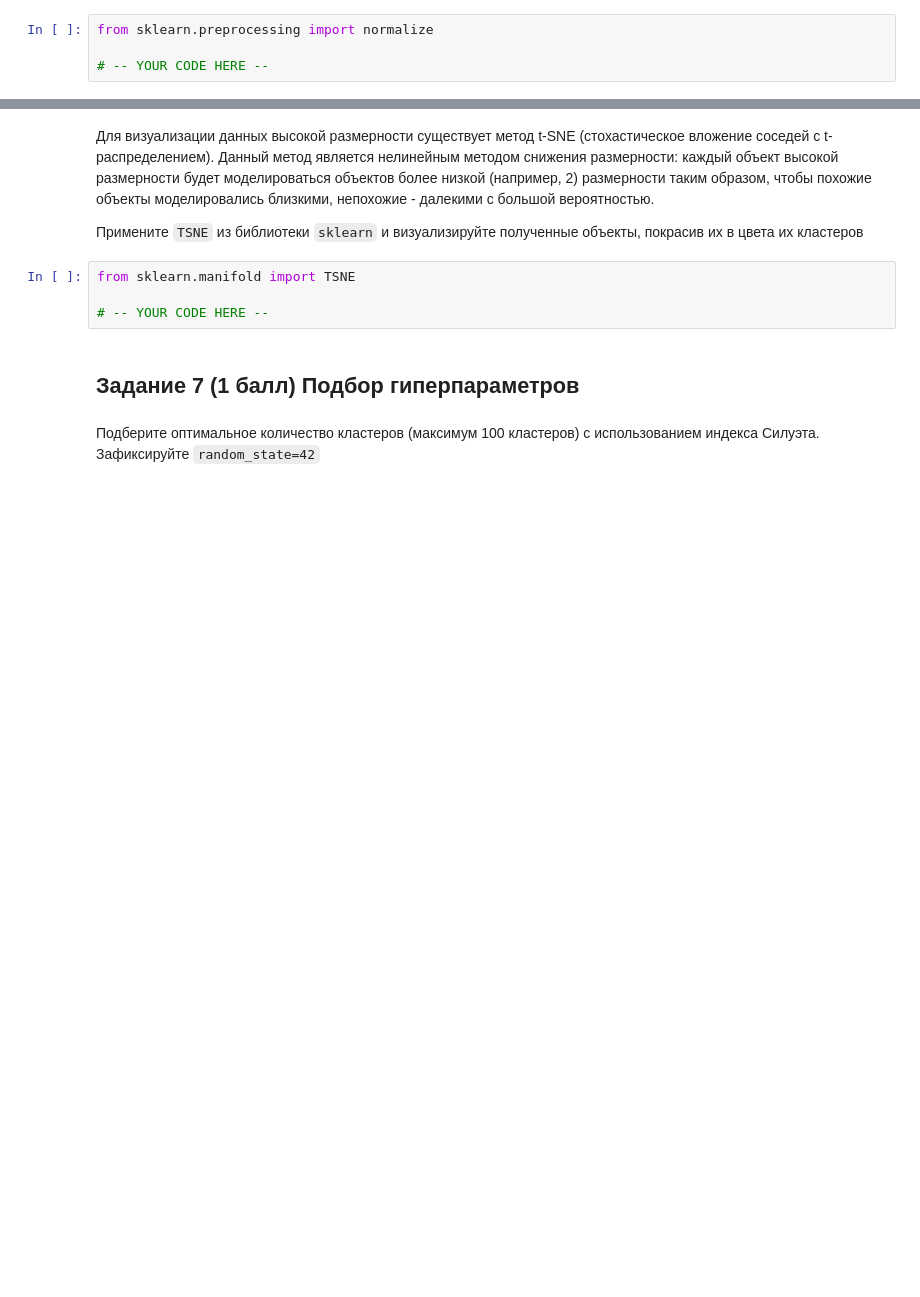
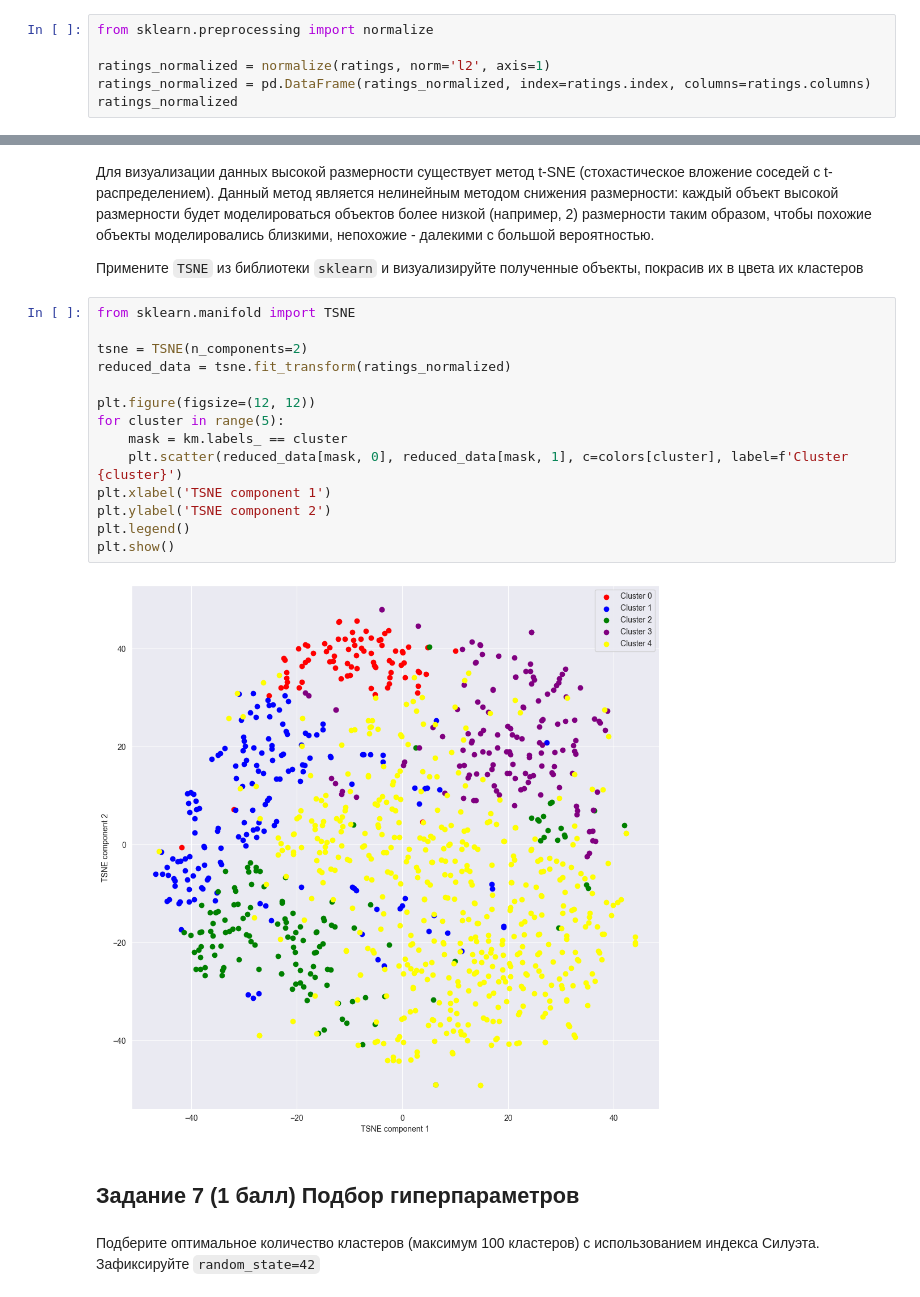
Before and after one commit to FreeCadelca/IAD_ML_HW1, a Jupyter notebook: hw08_boosting/hw-08-KuleshovDmitriy.ipynb, the cells around one changed output, grey strips where cells are left out. Drawn from its saved outputs; the diff is of its cells as text; blank space fills up the shorter version.

```diff
--- a/hw08_boosting/hw-08-KuleshovDmitriy.ipynb
+++ b/hw08_boosting/hw-08-KuleshovDmitriy.ipynb
@@ -442,4 +464,6 @@ from sklearn.cluster import KMeans
 # %%
 from sklearn.preprocessing import normalize
 
-# -- YOUR CODE HERE --
+ratings_normalized = normalize(ratings, norm='l2', axis=1)
+ratings_normalized = pd.DataFrame(ratings_normalized, index=ratings.index, columns=ratings.columns)
+ratings_normalized
@@ -478,7 +614,19 @@ import matplotlib.pyplot as plt
 # %%
 from sklearn.manifold import TSNE
 
-# -- YOUR CODE HERE --
+tsne = TSNE(n_components=2)
+reduced_data = tsne.fit_transform(ratings_normalized)
+
+plt.figure(figsize=(12, 12))
+for cluster in range(5):
+    mask = km.labels_ == cluster
+    plt.scatter(reduced_data[mask, 0], reduced_data[mask, 1], c=colors[cluster], label=f'Cluster {cluster}')
+plt.xlabel('TSNE component 1')
+plt.ylabel('TSNE component 2')
+plt.legend()
+plt.show()
+# %% [output]
+[figure, added]
 # %% [markdown]
 ## Задание 7 (1 балл) Подбор гиперпараметров
 # %% [markdown]
```
Also changed, not shown: parts of 34 cells of this notebook.
